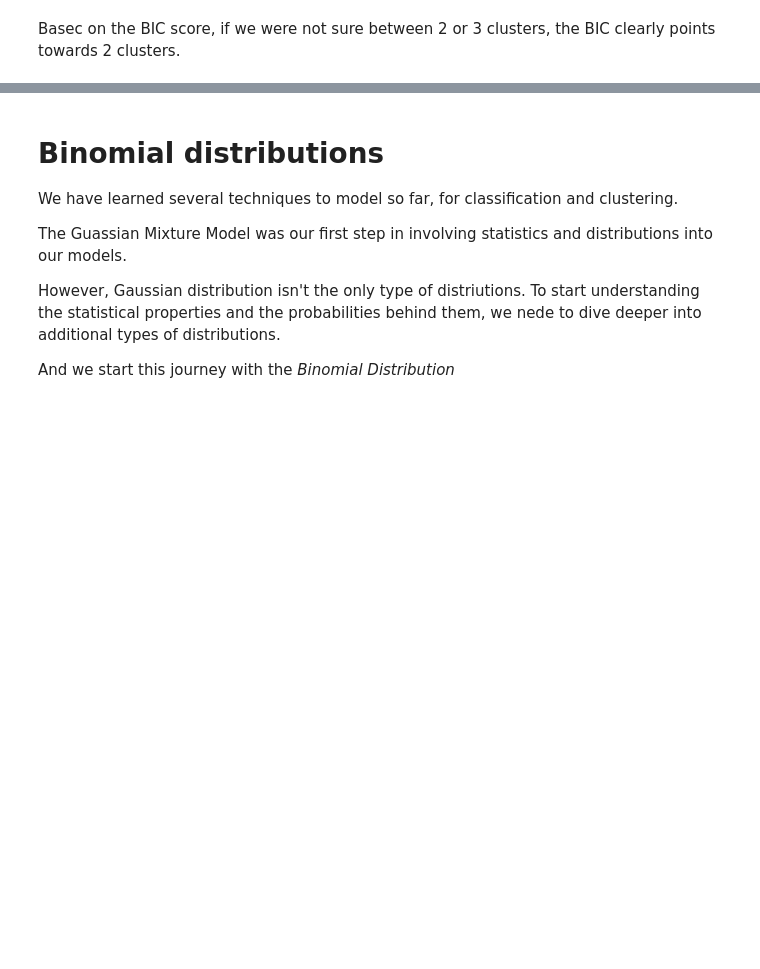
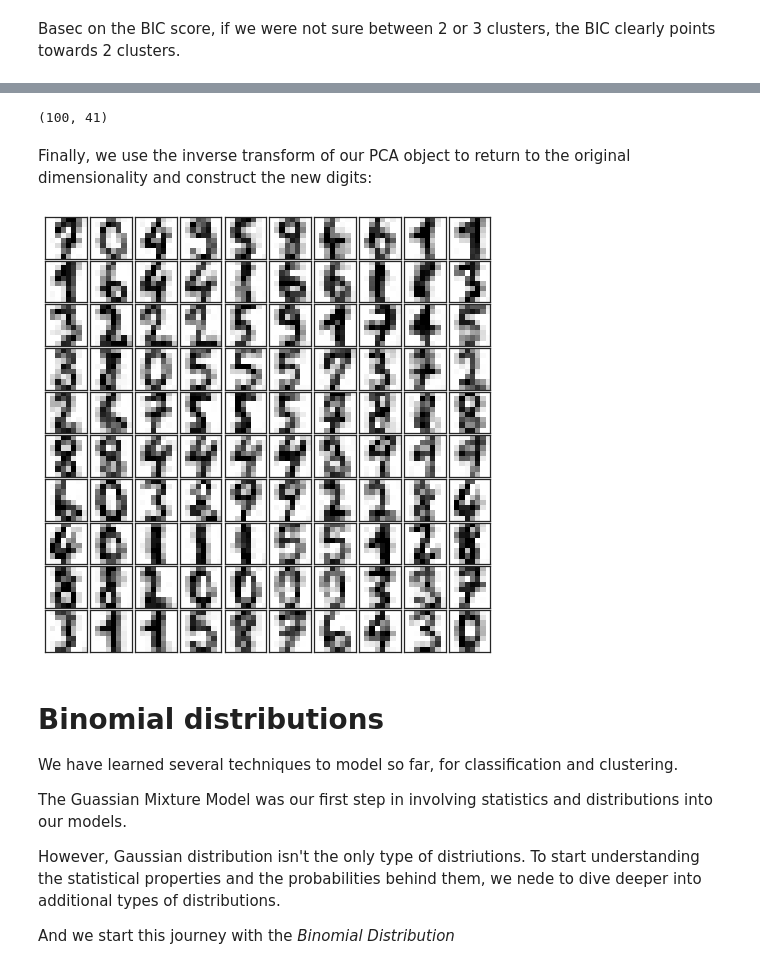
Before and after one commit to liadmagen/Modeling_course, a Jupyter notebook: exercises_notebooks/03_GMM.ipynb, the cells around one changed output, grey strips where cells are left out. Saved outputs shown, nothing was run; the diff lists cells and outputs as text; code cells hidden in the pictures; blank space fills up the shorter version.

```diff
--- a/exercises_notebooks/03_GMM.ipynb
+++ b/exercises_notebooks/03_GMM.ipynb
@@ -357,3 +441,15 @@ Basec on the BIC score, if we were not sure between 2 or 3 clusters, the BIC cle
+# %%
+data_new = gmm.sample(100)
+data_new[0].shape
+# %% [output]
+(100, 41)
+# %% [markdown]
+Finally, we use the inverse transform of our PCA object to return to the original dimensionality and construct the new digits:
+# %%
+digits_new = pca.inverse_transform(data_new[0])
+plot_digits(digits_new)
+# %% [output]
+[figure, added]
 # %% [markdown]
 # Binomial distributions
 
```
Also changed, not shown: parts of 24 cells of this notebook.
